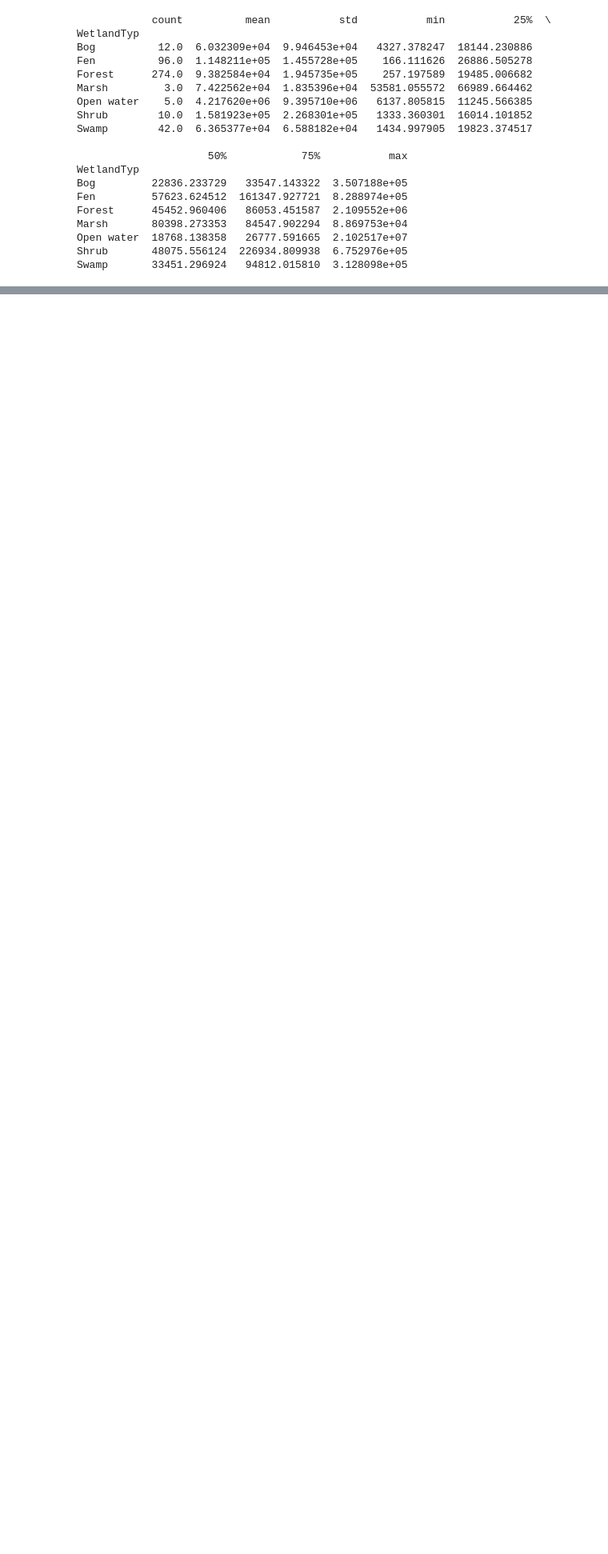
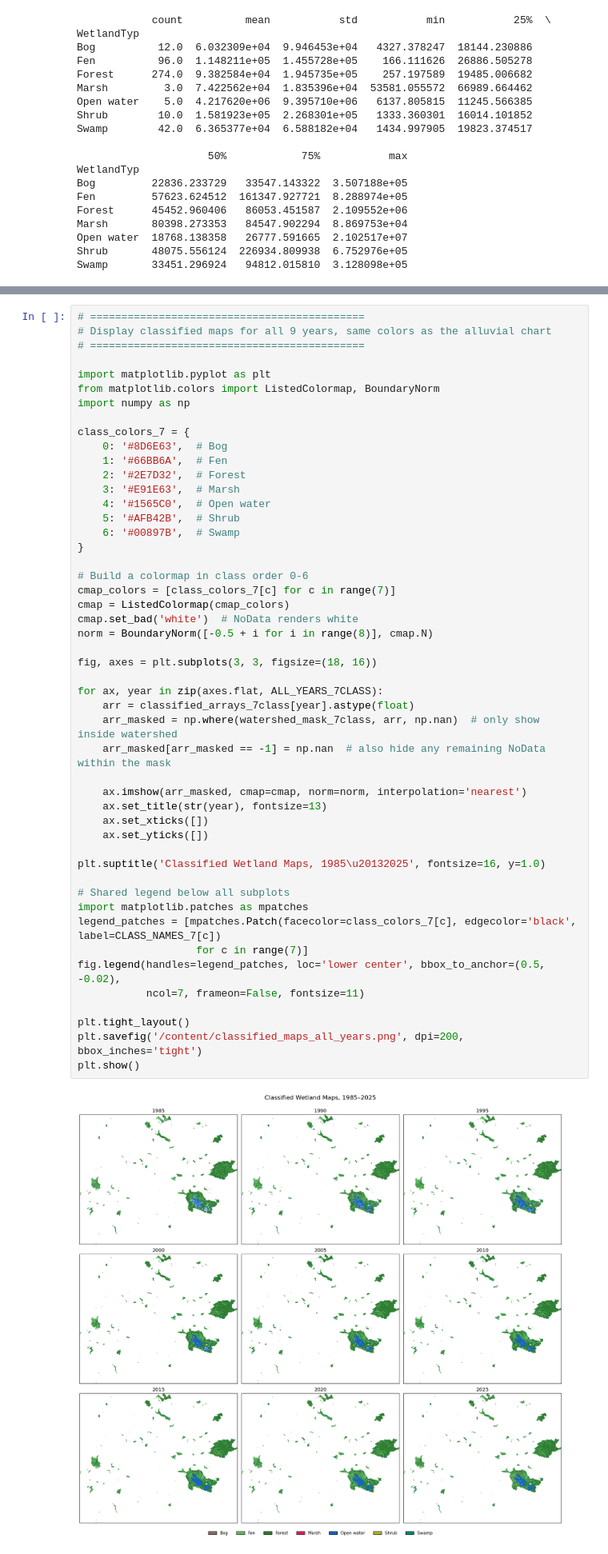
Before and after one commit to Mohammed777777777/Oil-Sand-Monitoring, a Jupyter notebook: Watershed_Classification_More_Classes.ipynb, the cells around one changed output, grey strips where cells are left out. Shown at 80% size. Saved outputs shown, nothing was run; the diff lists cells and outputs as text; blank space fills up the shorter version.

```diff
--- a/Watershed_Classification_More_Classes.ipynb
+++ b/Watershed_Classification_More_Classes.ipynb
@@ -107,0 +1151,51 @@ Class distribution: {'Bog': 76, 'Fen': 1117, 'Forest': 2568, 'Marsh': 20, 'Open
+# %%
+# ============================================
+# Display classified maps for all 9 years, same colors as the alluvial chart
+# ============================================
+
+import matplotlib.pyplot as plt
+from matplotlib.colors import ListedColormap, BoundaryNorm
+import numpy as np
+
+class_colors_7 = {
+    0: '#8D6E63',  # Bog
+    1: '#66BB6A',  # Fen
+    2: '#2E7D32',  # Forest
+    3: '#E91E63',  # Marsh
+    4: '#1565C0',  # Open water
+    5: '#AFB42B',  # Shrub
+    6: '#00897B',  # Swamp
+}
+
+# Build a colormap in class order 0-6
+cmap_colors = [class_colors_7[c] for c in range(7)]
+cmap = ListedColormap(cmap_colors)
+cmap.set_bad('white')  # NoData renders white
+norm = BoundaryNorm([-0.5 + i for i in range(8)], cmap.N)
+
+fig, axes = plt.subplots(3, 3, figsize=(18, 16))
+
+for ax, year in zip(axes.flat, ALL_YEARS_7CLASS):
+    arr = classified_arrays_7class[year].astype(float)
+    arr_masked = np.where(watershed_mask_7class, arr, np.nan)  # only show inside watershed
+    arr_masked[arr_masked == -1] = np.nan  # also hide any remaining NoData within the mask
+
+    ax.imshow(arr_masked, cmap=cmap, norm=norm, interpolation='nearest')
+    ax.set_title(str(year), fontsize=13)
+    ax.set_xticks([])
+    ax.set_yticks([])
+
+plt.suptitle('Classified Wetland Maps, 1985\u20132025', fontsize=16, y=1.0)
+
+# Shared legend below all subplots
+import matplotlib.patches as mpatches
+legend_patches = [mpatches.Patch(facecolor=class_colors_7[c], edgecolor='black', label=CLASS_NAMES_7[c])
+                   for c in range(7)]
+fig.legend(handles=legend_patches, loc='lower center', bbox_to_anchor=(0.5, -0.02),
+           ncol=7, frameon=False, fontsize=11)
+
+plt.tight_layout()
+plt.savefig('/content/classified_maps_all_years.png', dpi=200, bbox_inches='tight')
+plt.show()
+# %% [output]
+[figure, added]
```
Also changed, not shown: parts of 19 cells of this notebook, 1 other file.
